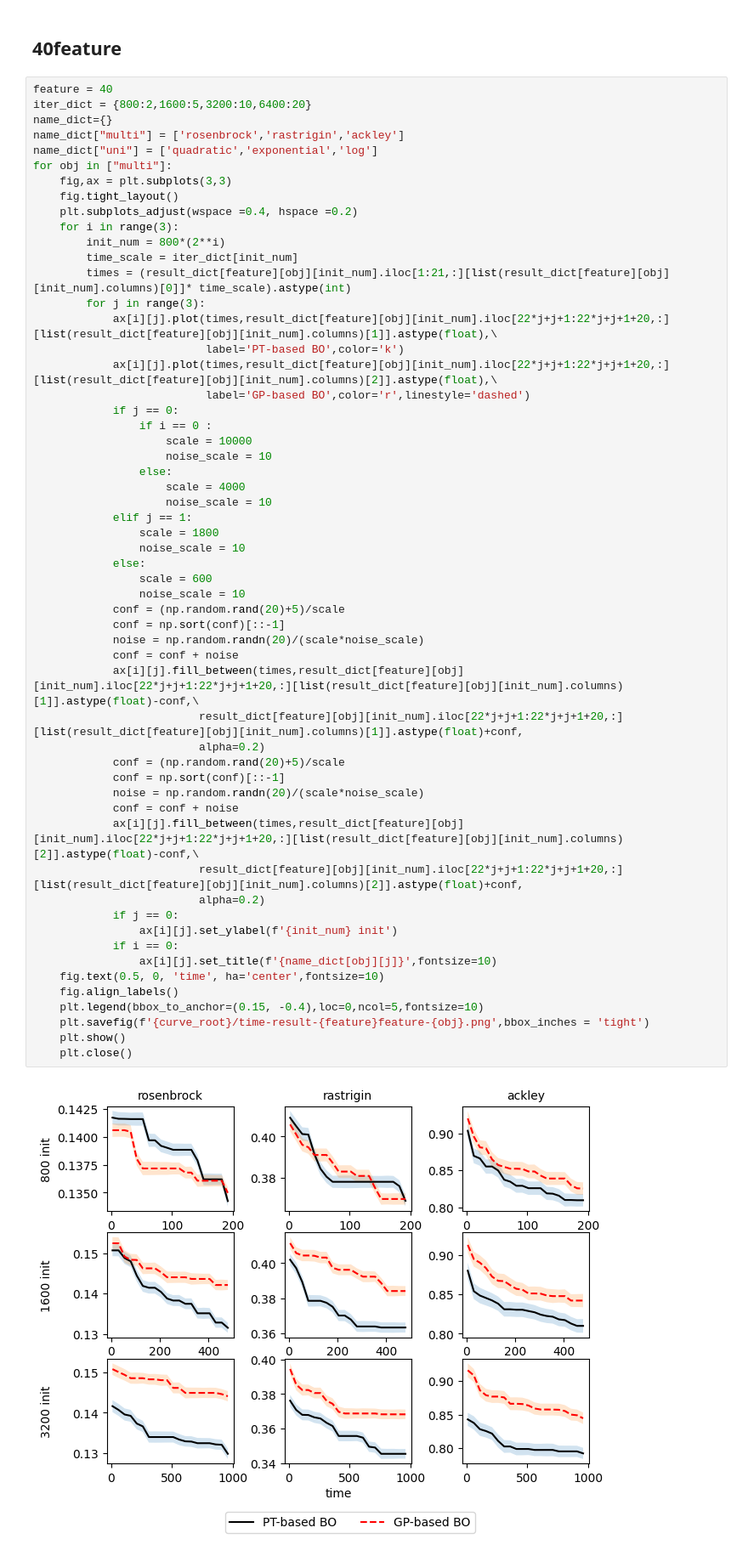
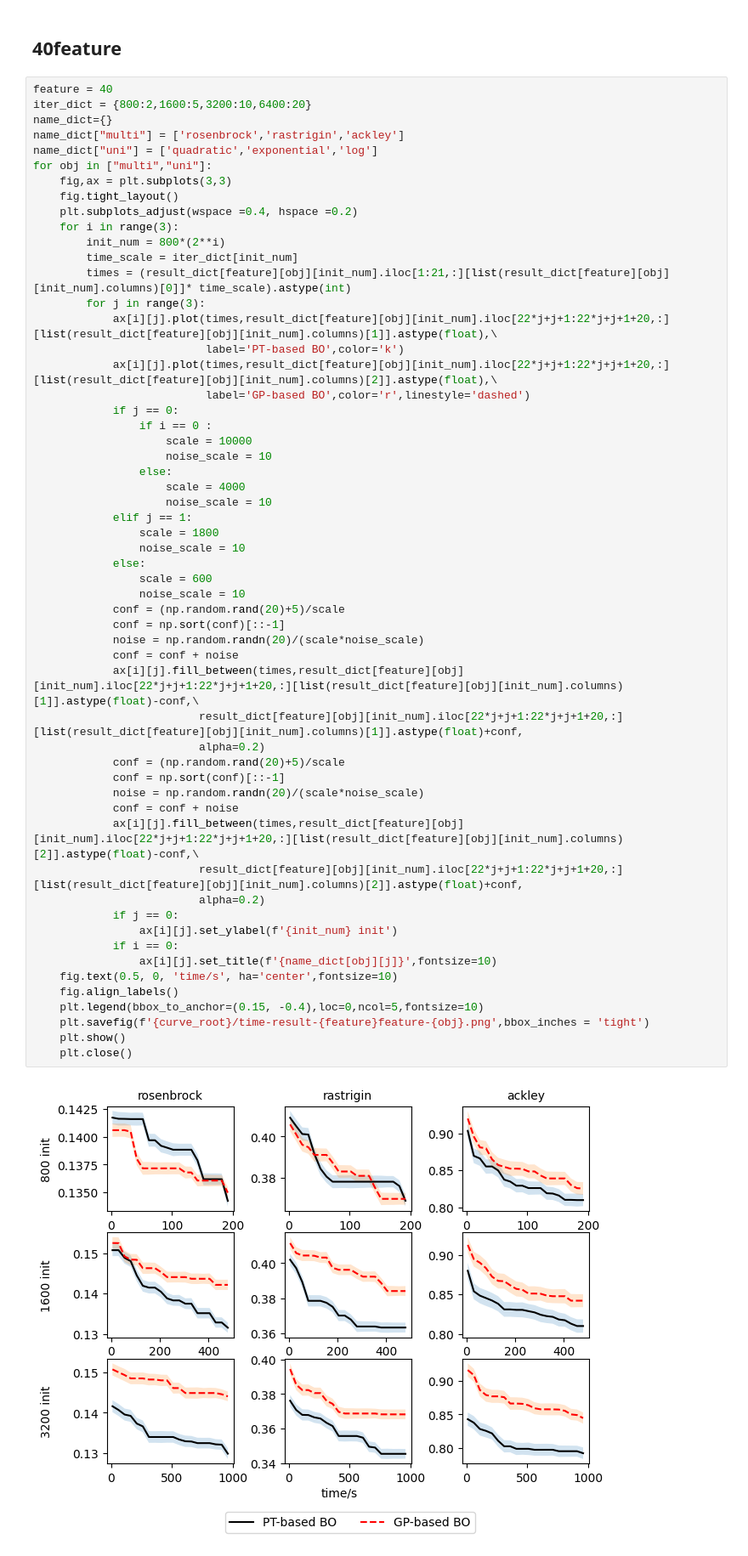
Before and after one commit to Patricia1019/Transformers4BO, a Jupyter notebook: plot_time_curves.ipynb, the cells around one changed output. Shown at 85% size. Saved outputs shown, nothing was run; the diff lists cells and outputs as text.

```diff
--- a/plot_time_curves.ipynb
+++ b/plot_time_curves.ipynb
@@ -89,7 +78,7 @@ iter_dict = {800:2,1600:5,3200:10,6400:20}
 name_dict={}
 name_dict["multi"] = ['rosenbrock','rastrigin','ackley']
 name_dict["uni"] = ['quadratic','exponential','log']
-for obj in ["multi"]:
+for obj in ["multi","uni"]:
     fig,ax = plt.subplots(3,3)
     fig.tight_layout()
     plt.subplots_adjust(wspace =0.4, hspace =0.2)
@@ -112,32 +101,32 @@ for obj in ["multi"]:
             elif j == 1:
                 scale = 1800
                 noise_scale = 10
             else:
                 scale = 600
                 noise_scale = 10
             conf = (np.random.rand(20)+5)/scale
             conf = np.sort(conf)[::-1]
             noise = np.random.randn(20)/(scale*noise_scale)
             conf = conf + noise
             ax[i][j].fill_between(times,result_dict[feature][obj][init_num].iloc[22*j+j+1:22*j+j+1+20,:][list(result_dict[feature][obj][init_num].columns)[1]].astype(float)-conf,\
                          result_dict[feature][obj][init_num].iloc[22*j+j+1:22*j+j+1+20,:][list(result_dict[feature][obj][init_num].columns)[1]].astype(float)+conf,
                          alpha=0.2)
             conf = (np.random.rand(20)+5)/scale
             conf = np.sort(conf)[::-1]
             noise = np.random.randn(20)/(scale*noise_scale)
             conf = conf + noise
             ax[i][j].fill_between(times,result_dict[feature][obj][init_num].iloc[22*j+j+1:22*j+j+1+20,:][list(result_dict[feature][obj][init_num].columns)[2]].astype(float)-conf,\
                          result_dict[feature][obj][init_num].iloc[22*j+j+1:22*j+j+1+20,:][list(result_dict[feature][obj][init_num].columns)[2]].astype(float)+conf,
                          alpha=0.2)
             if j == 0:
                 ax[i][j].set_ylabel(f'{init_num} init')
             if i == 0:
                 ax[i][j].set_title(f'{name_dict[obj][j]}',fontsize=10)
-    fig.text(0.5, 0, 'time', ha='center',fontsize=10)
+    fig.text(0.5, 0, 'time/s', ha='center',fontsize=10)
     fig.align_labels()
     plt.legend(bbox_to_anchor=(0.15, -0.4),loc=0,ncol=5,fontsize=10)
     plt.savefig(f'{curve_root}/time-result-{feature}feature-{obj}.png',bbox_inches = 'tight')
     plt.show()
     plt.close()
 # %% [output]
-[figure, old version]
+[figure, new version]
```
Also changed, not shown: parts of 7 cells of this notebook, 14 other files.
